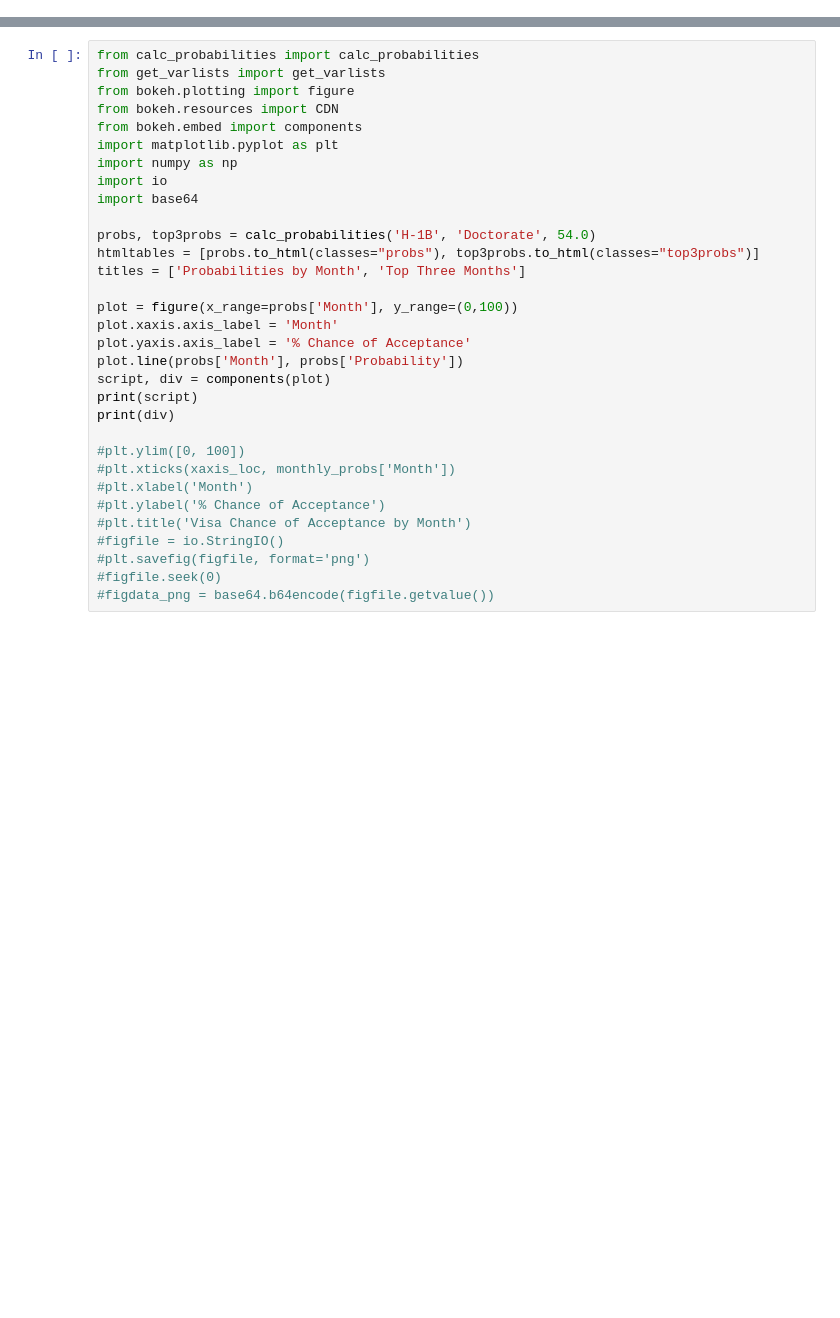
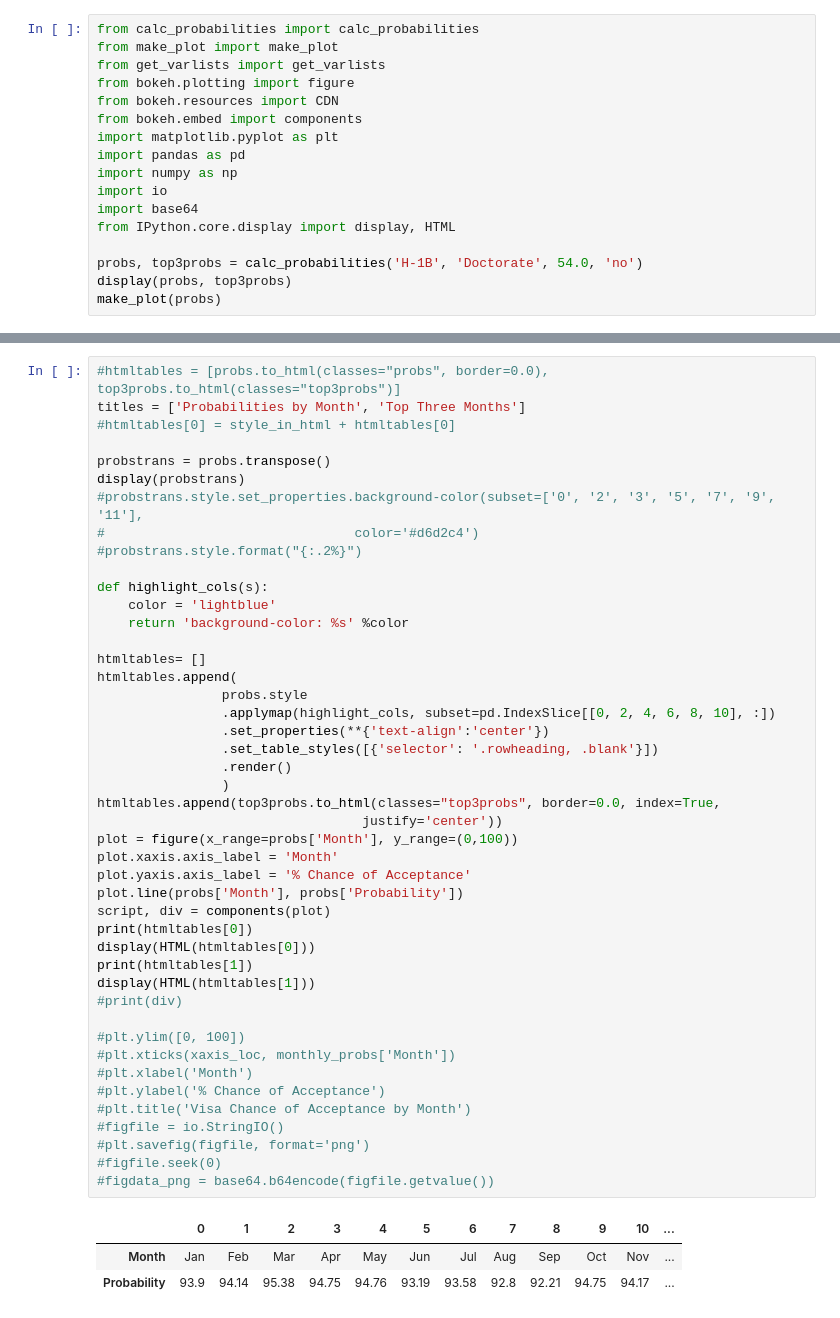
Before and after one commit to lkahre/insight_app, a Jupyter notebook: test app code.ipynb, the cells around one changed output, grey strips where cells are left out. Cells and saved outputs as stored; diff of their text form; blank space fills up the shorter version.

```diff
--- a/test app code.ipynb
+++ b/test app code.ipynb
@@ -0,0 +1,17 @@
+# %%
+from calc_probabilities import calc_probabilities
+from make_plot import make_plot
+from get_varlists import get_varlists
+from bokeh.plotting import figure
+from bokeh.resources import CDN
+from bokeh.embed import components
+import matplotlib.pyplot as plt
+import pandas as pd
+import numpy as np
+import io
+import base64
+from IPython.core.display import display, HTML
+
+probs, top3probs = calc_probabilities('H-1B', 'Doctorate', 54.0, 'no')
+display(probs, top3probs)
+make_plot(probs)
@@ -1,33 +55,49 @@
 # %%
-from calc_probabilities import calc_probabilities
-from get_varlists import get_varlists
-from bokeh.plotting import figure
-from bokeh.resources import CDN
-from bokeh.embed import components
-import matplotlib.pyplot as plt
-import numpy as np
-import io
-import base64
+#htmltables = [probs.to_html(classes="probs", border=0.0), top3probs.to_html(classes="top3probs")]
+titles = ['Probabilities by Month', 'Top Three Months']
+#htmltables[0] = style_in_html + htmltables[0]
 
-probs, top3probs = calc_probabilities('H-1B', 'Doctorate', 54.0)
-htmltables = [probs.to_html(classes="probs"), top3probs.to_html(classes="top3probs")]
-titles = ['Probabilities by Month', 'Top Three Months']
+probstrans = probs.transpose()
+display(probstrans)
+#probstrans.style.set_properties.background-color(subset=['0', '2', '3', '5', '7', '9', '11'],
+#                                color='#d6d2c4')
+#probstrans.style.format("{:.2%}")
 
+def highlight_cols(s):
+    color = 'lightblue'
+    return 'background-color: %s' %color
+
+htmltables= []
+htmltables.append(
+                probs.style
+                .applymap(highlight_cols, subset=pd.IndexSlice[[0, 2, 4, 6, 8, 10], :])
+                .set_properties(**{'text-align':'center'})
+                .set_table_styles([{'selector': '.rowheading, .blank'}])
+                .render()
+                )
+htmltables.append(top3probs.to_html(classes="top3probs", border=0.0, index=True,
+                                  justify='center'))
 plot = figure(x_range=probs['Month'], y_range=(0,100))
 plot.xaxis.axis_label = 'Month'
 plot.yaxis.axis_label = '% Chance of Acceptance'
 plot.line(probs['Month'], probs['Probability'])
 script, div = components(plot)
-print(script)
-print(div)
+print(htmltables[0])
+display(HTML(htmltables[0]))
+print(htmltables[1])
+display(HTML(htmltables[1]))
+#print(div)
 
 #plt.ylim([0, 100])
 #plt.xticks(xaxis_loc, monthly_probs['Month'])
 #plt.xlabel('Month')
 #plt.ylabel('% Chance of Acceptance')
 #plt.title('Visa Chance of Acceptance by Month')
 #figfile = io.StringIO()
 #plt.savefig(figfile, format='png')
 #figfile.seek(0)
 #figdata_png = base64.b64encode(figfile.getvalue())
 # %% [output]
+|  | 0 | 1 | 2 | 3 | 4 | 5 | 6 | 7 | 8 | 9 | 10 | ... |
+| Month | Jan | Feb | Mar | Apr | May | Jun | Jul | Aug | Sep | Oct | Nov | ... |
+| Probability | 93.9 | 94.14 | 95.38 | 94.75 | 94.76 | 93.19 | 93.58 | 92.8 | 92.21 | 94.75 | 94.17 | ... |
```
Also changed, not shown: parts of 2 cells of this notebook, 8 other files.
